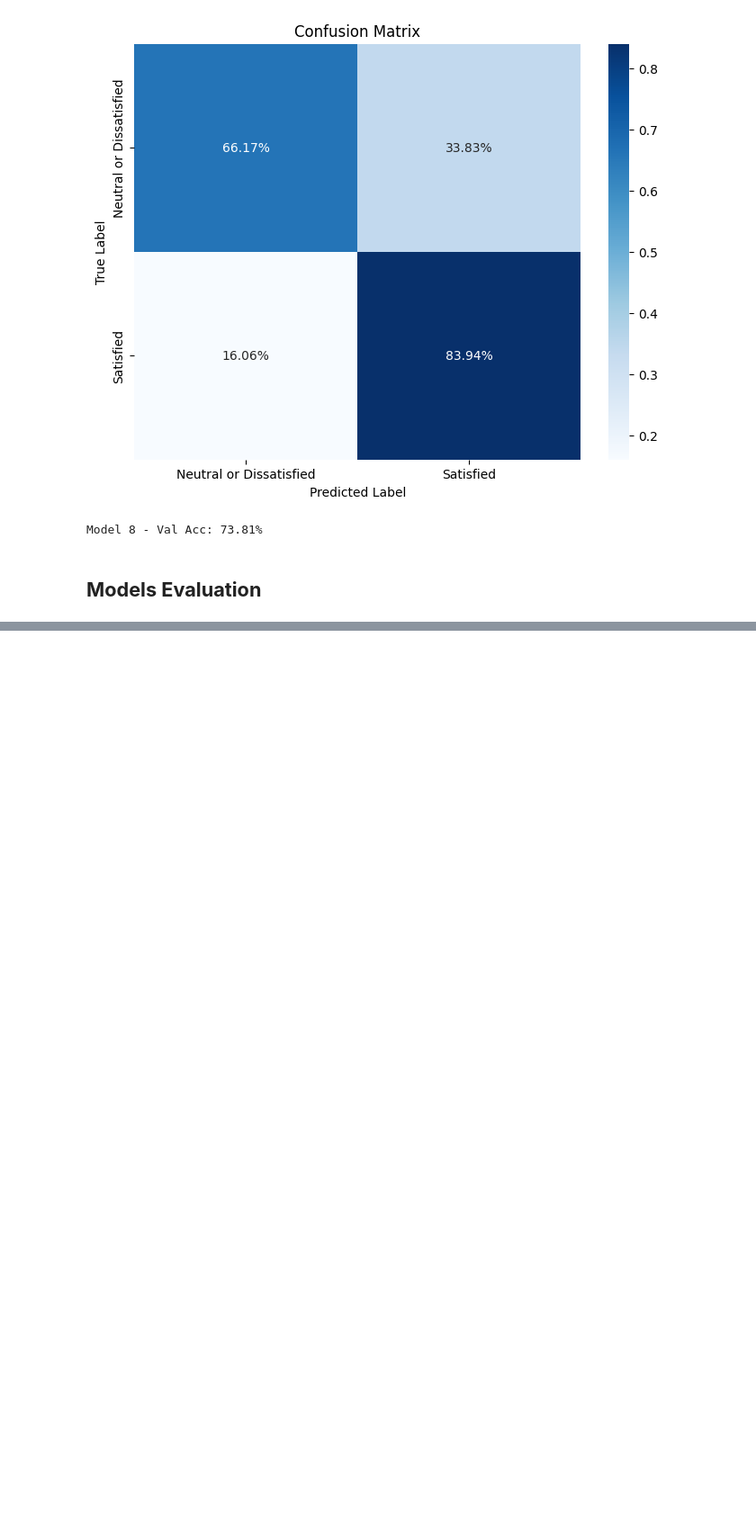
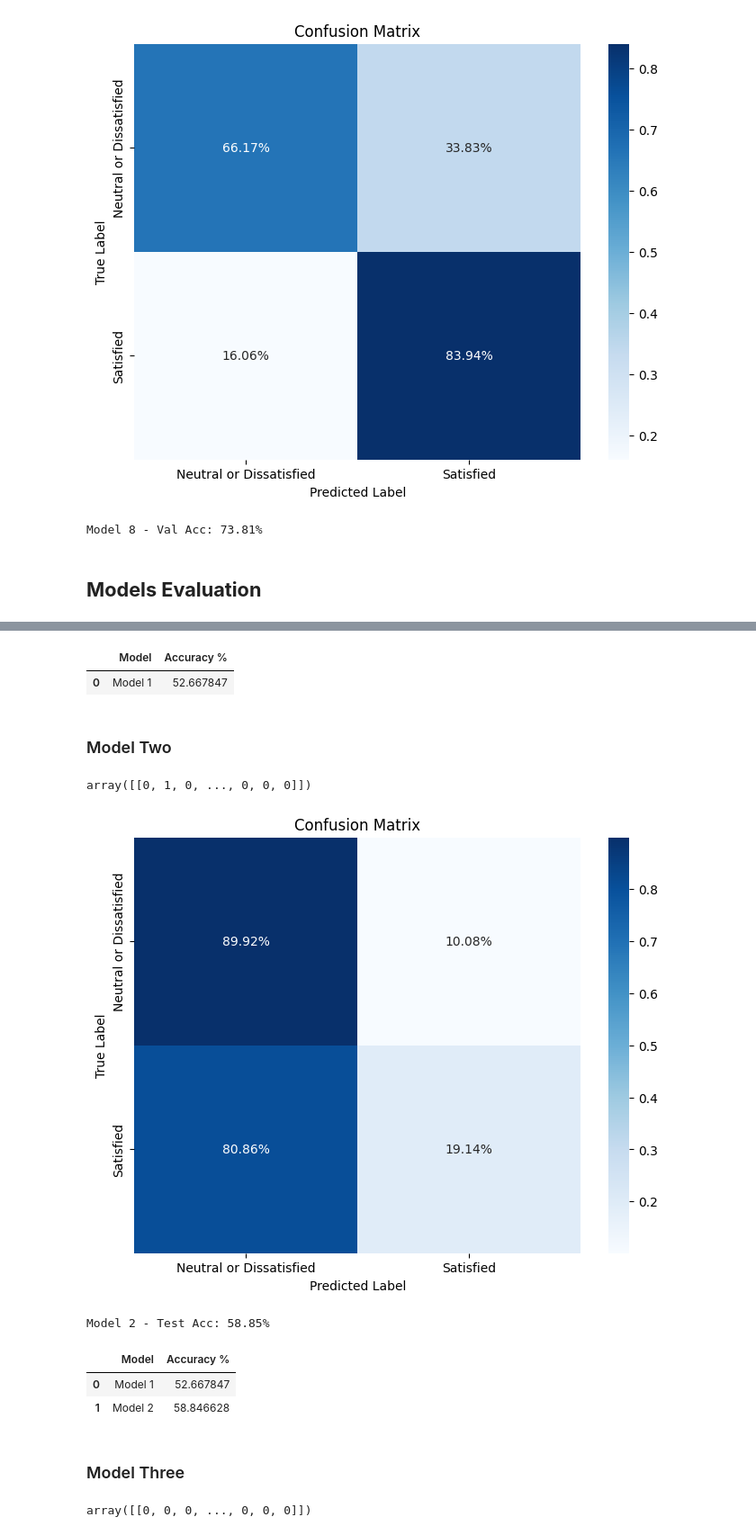
Before and after one commit to sleekyucee/programming4AI, a Jupyter notebook: Notebooks/Programming_and_Maths_INM702_CourseWork_TaskOne_Amua_U.ipynb, the cells around one changed output, grey strips where cells are left out. Shown at 90% size. Cells and saved outputs as stored; diff of their text form; code cells hidden in the pictures; blank space fills up the shorter version.

```diff
--- a/Notebooks/Programming_and_Maths_INM702_CourseWork_TaskOne_Amua_U.ipynb
+++ b/Notebooks/Programming_and_Maths_INM702_CourseWork_TaskOne_Amua_U.ipynb
@@ -2680,0 +2640,40 @@ test_df.columns
+# %%
+#create a dataframe to store accuracy of models
+accuracy_df = pd.DataFrame({"Model": "Model 1", "Accuracy %": [accuracy1 * 100]}, index=[0])
+accuracy_df
+# %% [output]
+|  | Model | Accuracy % |
+| 0 | Model 1 | 52.667847 |
+# %% [markdown]
+### Model Two
+# %%
+#get predictions on X_test
+y_pred2 = model2.predict(X_test)
+y_pred2 = (y_pred2 > 0.5).astype(int)
+y_pred2
+# %% [output]
+array([[0, 1, 0, ..., 0, 0, 0]])
+# %%
+#evaluate model
+accuracy2 = model2.evaluate(X_test, y_test)
+print(f"\nModel 2 - Test Acc: {accuracy2 * 100:.2f}%")
+# %% [output]
+[figure, added]
+Model 2 - Test Acc: 58.85%
+# %%
+#store model 2 accuracy in accuracy dataframe
+accuracy_df.loc[1] = ["Model 2", accuracy2 * 100]
+accuracy_df
+# %% [output]
+|  | Model | Accuracy % |
+| 0 | Model 1 | 52.667847 |
+| 1 | Model 2 | 58.846628 |
+# %% [markdown]
+### Model Three
+# %%
+#get predictions on X_test
+y_pred3 = model3.predict(X_test)
+y_pred3 = (y_pred3 > 0.5).astype(int)
+y_pred3
+# %% [output]
+array([[0, 0, 0, ..., 0, 0, 0]])
```
Also changed, not shown: parts of 47 cells of this notebook.
